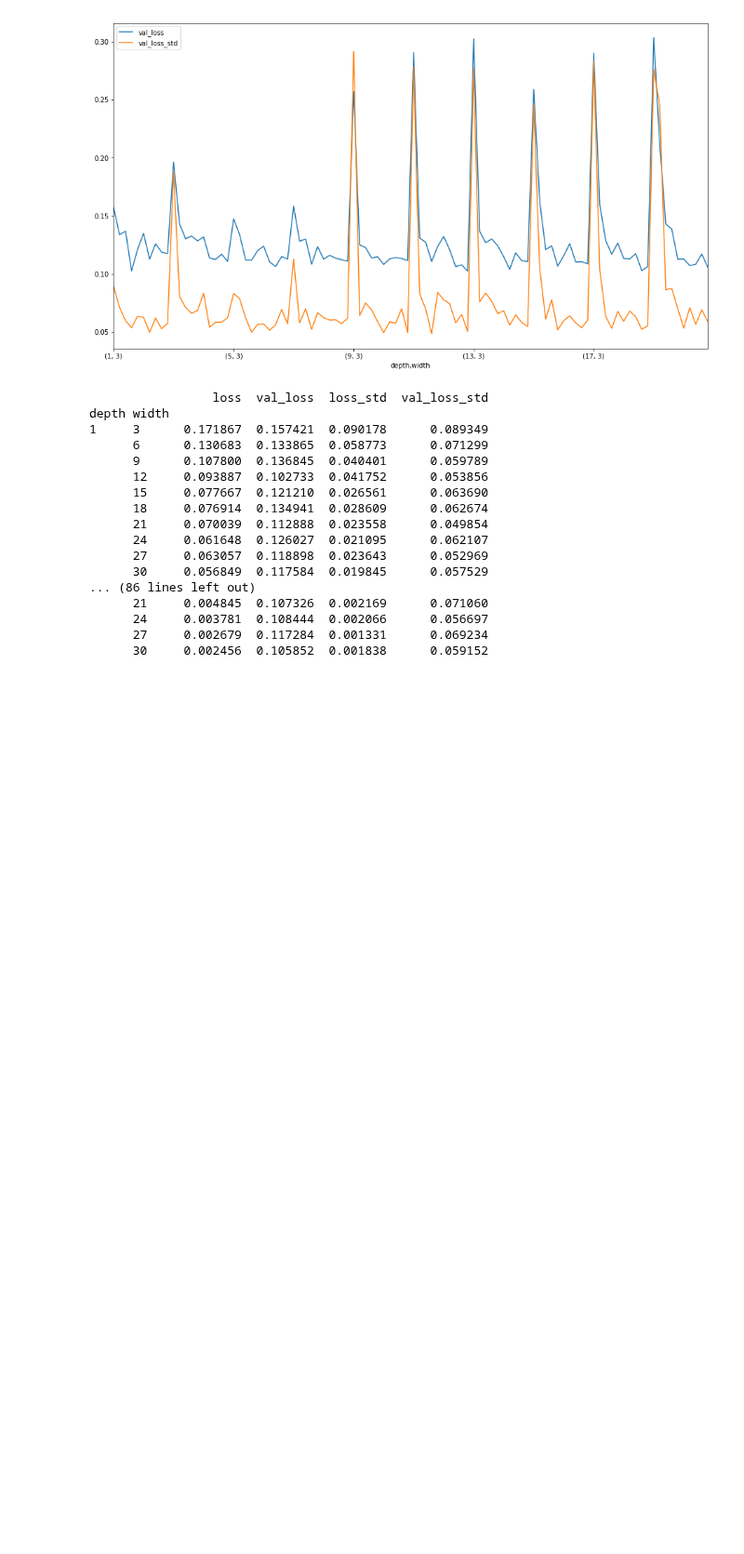
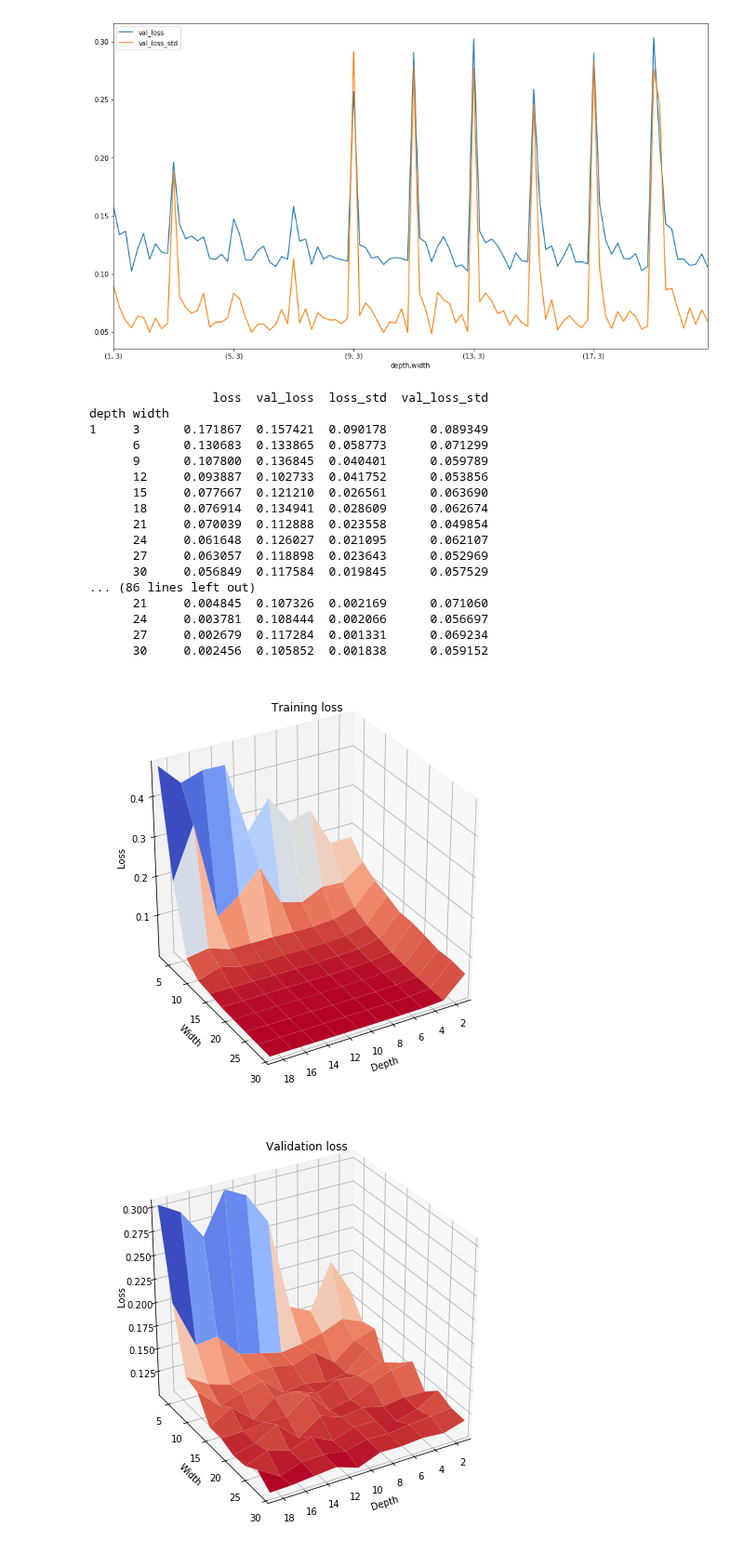
Before and after one commit to leyhline/vix-term-structure, a Jupyter notebook: experiment07.ipynb, the cells around one changed output. Shown at 93% size. Drawn from its saved outputs; the diff is of its cells as text; code cells hidden in the pictures; blank space fills up the shorter version.

```diff
--- a/experiment07.ipynb
+++ b/experiment07.ipynb
@@ -16,7 +18,6 @@ mpl.rcParams["figure.figsize"] = 16, 9
 # %%
 data = parse_whole_directory_monthwise("models/experiment07/")
 # %%
-min_loss.index = min_loss.index.droplevel(3)
 min_loss = data.groupby(("depth", "width", "month")).min()
 # %%
 monthly_mean = min_loss.groupby(("depth", "width")).mean()
@@ -49,3 +50,30 @@ depth width
       24     0.003781  0.108444  0.002066      0.056697
       27     0.002679  0.117284  0.001331      0.069234
       30     0.002456  0.105852  0.001838      0.059152
+# %%
+def plot3d_loss(dataframe, zlim=None, rotation=225):
+    X = dataframe.index.levels[0]
+    Y = dataframe.index.levels[1]
+    X, Y = np.meshgrid(X, Y)
+    Z = np.reshape(
+            np.array(list(map(lambda x: dataframe[x[0], x[1]], np.reshape(np.dstack((X,Y)), (X.shape[0]*X.shape[1],2))))),
+            X.shape)
+    fig = plt.figure(figsize=(8, 8))
+    ax = fig.gca(projection='3d')
+    ax.plot_surface(X, Y, Z, linewidth=None, antialiased=True, cmap=cm.coolwarm_r)
+    ax.view_init(azim=rotation)
+    ax.set_xlabel("Depth")
+    ax.set_ylabel("Width")
+    ax.set_xlim(X[0,0], X[-1,-1])
+    ax.set_ylim(Y[0,0], Y[-1,-1])
+    ax.set_zlim(zlim)
+    ax.set_zlabel("Loss", rotation=90)
+# %%
+plot3d_loss(monthly_mean["loss"], rotation=60)
+plt.title("Training loss")
+plot3d_loss(monthly_mean["val_loss"], rotation=60)
+plt.title("Validation loss")
+plt.show()
+# %% [output]
+[figure, added]
+[figure, added]
```
Also changed, not shown: parts of 2 cells of this notebook.
